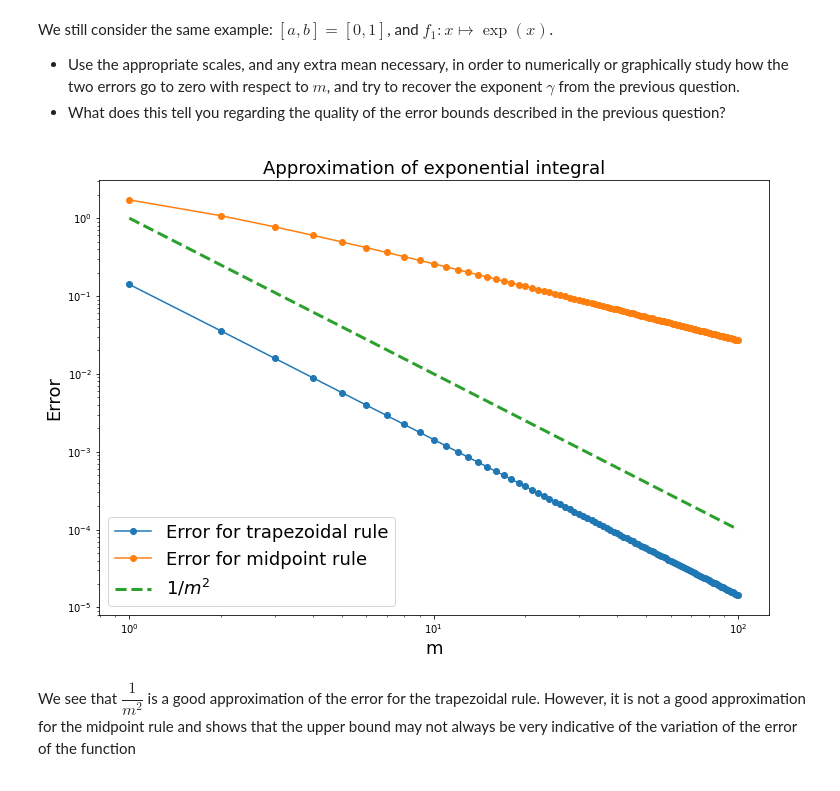
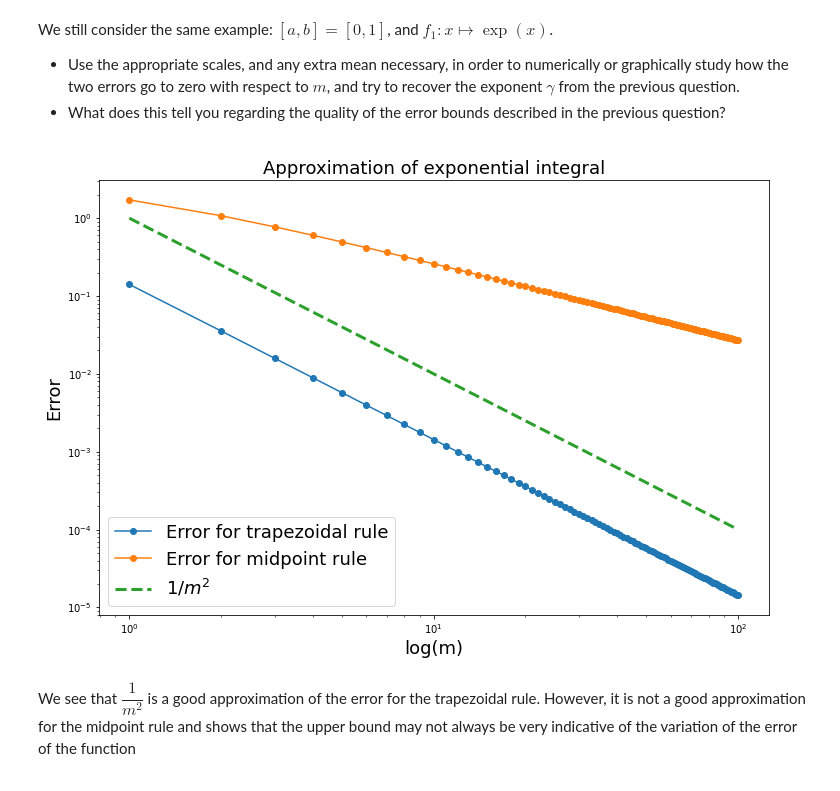
Before and after one commit to Ad1thya-R/MAA106, a Jupyter notebook: Exam/Exam.ipynb, the cells around one changed output. Saved outputs shown, nothing was run; the diff lists cells and outputs as text; code cells hidden in the pictures.

```diff
--- a/Exam/Exam.ipynb
+++ b/Exam/Exam.ipynb
@@ -199,35 +199,35 @@ def f1(x):
 a = 0
 b = 1
 I = np.exp(1) - 1 # the exact value of the integral
 
 m_max = 100
 tab_m = np.arange(1, m_max+1)
 tab_Itrap = np.zeros(m_max)
 tab_Imid = np.zeros(m_max)
 
 # computation of the approximated value of the integral for m = 1,...,m_max
 for m in tab_m:
     tab_Itrap[m-1] = composite_trapezoidal_rule(f1,a,b,m)
     tab_Imid[m-1] = composite_midpoint_rule(f1,a,b,m)
 
 # computation of the error
 tab_err_trap = np.abs(tab_Itrap - I)
 tab_err_mid = np.abs(tab_Imid - I)
 
 # plot
 fig = plt.figure(figsize=(12, 8))
 plt.plot(tab_m, tab_err_trap, marker="o", label="Error for trapezoidal rule")
 plt.plot(tab_m, tab_err_mid, marker="o", label="Error for midpoint rule")
 plt.plot(tab_m, 1/tab_m**2, linestyle="--", linewidth=3, label="$1/m^2$")
-plt.xlabel('m', fontsize = 18)
+plt.xlabel('log(m)', fontsize = 18)
 plt.ylabel('Error', fontsize = 18)
 plt.legend(fontsize = 18)
 plt.title('Approximation of exponential integral', fontsize = 18)
 plt.yscale('log') # add as many lines as you need here
 plt.xscale('log')
 plt.show()
 # %% [output]
-[figure, old version]
+[figure, new version]
 # %% [markdown]
 <div  markdown=1 class="Answer">
 
```
Also changed, not shown: parts of 17 cells of this notebook.
